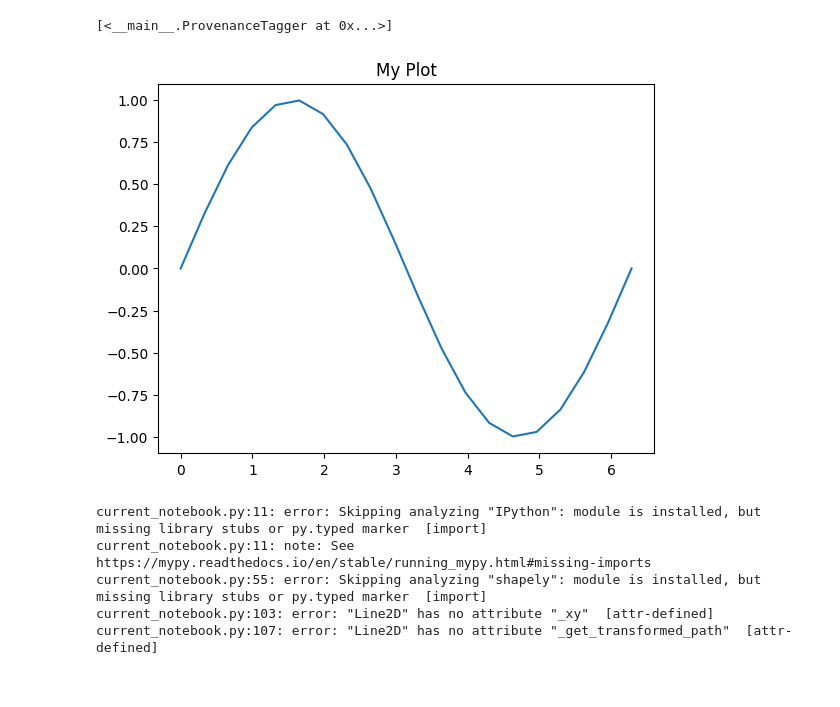
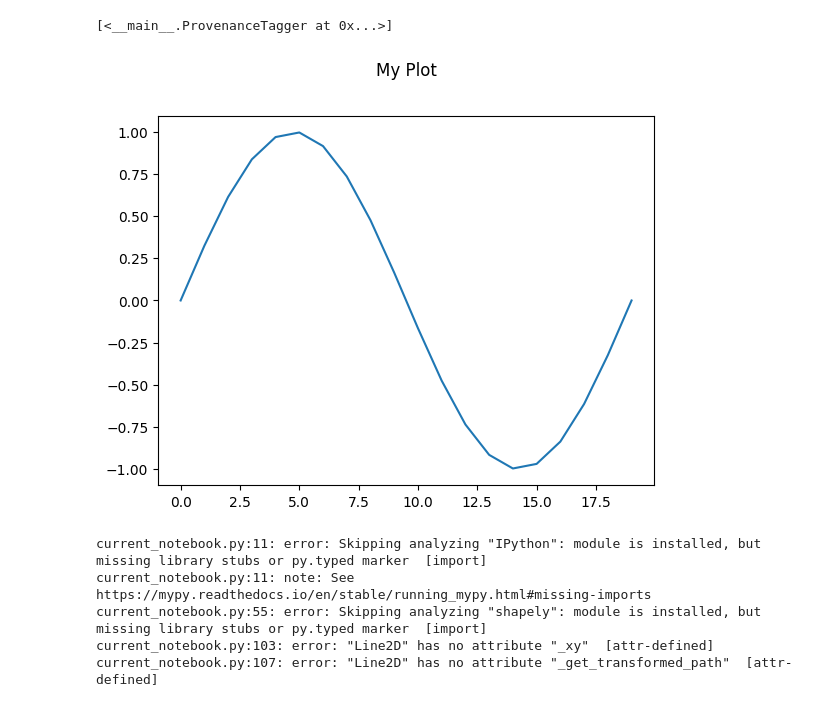
Before and after one commit to brianhempel/sketch-n-plot, a Jupyter notebook: Sketch-n-Plot.ipynb, the cells around one changed output. Cells and saved outputs as stored; diff of their text form; code cells hidden in the pictures.

```diff
--- a/Sketch-n-Plot.ipynb
+++ b/Sketch-n-Plot.ipynb
@@ -415,25 +415,24 @@ IPython.get_ipython().kernel.shell.ast_transformers
 # %%
 # mpl.use("module://matplotlib_inline.backend_inline")
 plt.ioff()
 fig, ax = plt.subplots()
 # ax.set_title(label, fontdict=None, loc='center', pad=None, **kwargs)
-text = ax.set_title("My Plot", fontdict={}, loc="center", pad=6, y=
-  0.63)
+text = ax.set_title("My Plot")
 xs = np.linspace(0, 2 * np.pi, 20)
 ys = np.sin(xs)
-lines = ax.plot(xs, ys)
+lines = ax.plot(ys)
 
 # text._snp_loc
 
 # This is slow (lol):
 # tag_with_paths_deep(fig, "fig")
 # tag_with_paths_deep(ax, "ax")
 
 # pathlib.Path('scratch/snp.html').write_text(SNP(fig)._repr_html_())
 
 SNP(fig)
 # %% [output]
-[figure, old version]
+[figure, new version]
 current_notebook.py:11: error: Skipping analyzing "IPython": module is installed, but missing library stubs or py.typed marker  [import]
 current_notebook.py:11: note: See https://mypy.readthedocs.io/en/stable/running_mypy.html#missing-imports
 current_notebook.py:55: error: Skipping analyzing "shapely": module is installed, but missing library stubs or py.typed marker  [import]
```
Also changed, not shown: parts of 5 cells of this notebook, 2 other files.
